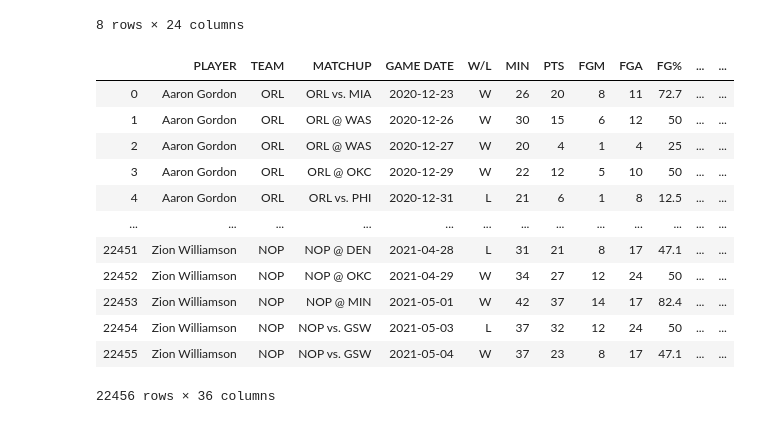
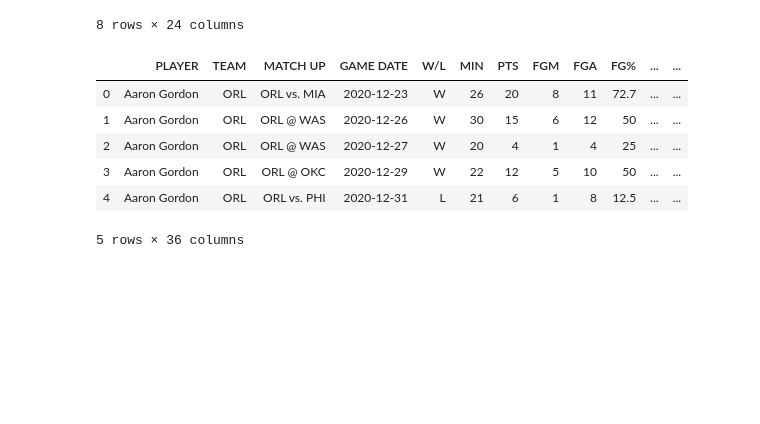
Before and after one commit to ZTFisme/Data-Science-Projects, a Jupyter notebook: NBA Predictor2.0.ipynb, the cells around one changed output. Saved outputs shown, nothing was run; the diff lists cells and outputs as text; code cells hidden in the pictures; blank space fills up the shorter version.

```diff
--- a/NBA Predictor2.0.ipynb
+++ b/NBA Predictor2.0.ipynb
@@ -6,7 +6,7 @@ from pulp import *
 import matplotlib.pyplot as plt
 dat = '5-16'
 # %%
-file1 = (r'C:\Users\zacha\Documents\NBA_PLAYER_BOX_SCORES_2021.xlsx')
+file1 = ('https://github.com/ZTFisme/Data-Science-Projects/blob/main/NBA_PLAYER_BOX_SCORES_2021.xlsx?raw=true')
 data = pd.read_excel(file1, sheet_name = 0, header=0)
 data.describe()
 # %% [output]
@@ -21,18 +21,12 @@ data.describe()
 | max | 51.000000 | 62.000000 | 21.000000 | 37.000000 | 11.000000 | 21.000000 | 19.000000 | 24.000000 | 12.000000 | 20.000000 | ... | ... |
 8 rows × 24 columns
 # %%
-data
+data.head()
 # %% [output]
-|  | PLAYER | TEAM | MATCHUP | GAME DATE | W/L | MIN | PTS | FGM | FGA | FG% | ... | ... |
+|  | PLAYER | TEAM | MATCH UP | GAME DATE | W/L | MIN | PTS | FGM | FGA | FG% | ... | ... |
 | 0 | Aaron Gordon | ORL | ORL vs. MIA | 2020-12-23 | W | 26 | 20 | 8 | 11 | 72.7 | ... | ... |
 | 1 | Aaron Gordon | ORL | ORL @ WAS | 2020-12-26 | W | 30 | 15 | 6 | 12 | 50 | ... | ... |
 | 2 | Aaron Gordon | ORL | ORL @ WAS | 2020-12-27 | W | 20 | 4 | 1 | 4 | 25 | ... | ... |
 | 3 | Aaron Gordon | ORL | ORL @ OKC | 2020-12-29 | W | 22 | 12 | 5 | 10 | 50 | ... | ... |
 | 4 | Aaron Gordon | ORL | ORL vs. PHI | 2020-12-31 | L | 21 | 6 | 1 | 8 | 12.5 | ... | ... |
-| ... | ... | ... | ... | ... | ... | ... | ... | ... | ... | ... | ... | ... |
-| 22451 | Zion Williamson | NOP | NOP @ DEN | 2021-04-28 | L | 31 | 21 | 8 | 17 | 47.1 | ... | ... |
-| 22452 | Zion Williamson | NOP | NOP @ OKC | 2021-04-29 | W | 34 | 27 | 12 | 24 | 50 | ... | ... |
-| 22453 | Zion Williamson | NOP | NOP @ MIN | 2021-05-01 | W | 42 | 37 | 14 | 17 | 82.4 | ... | ... |
-| 22454 | Zion Williamson | NOP | NOP vs. GSW | 2021-05-03 | L | 37 | 32 | 12 | 24 | 50 | ... | ... |
-| 22455 | Zion Williamson | NOP | NOP vs. GSW | 2021-05-04 | W | 37 | 23 | 8 | 17 | 47.1 | ... | ... |
-22456 rows × 36 columns
+5 rows × 36 columns
```
Also changed, not shown: parts of 12 cells of this notebook.
